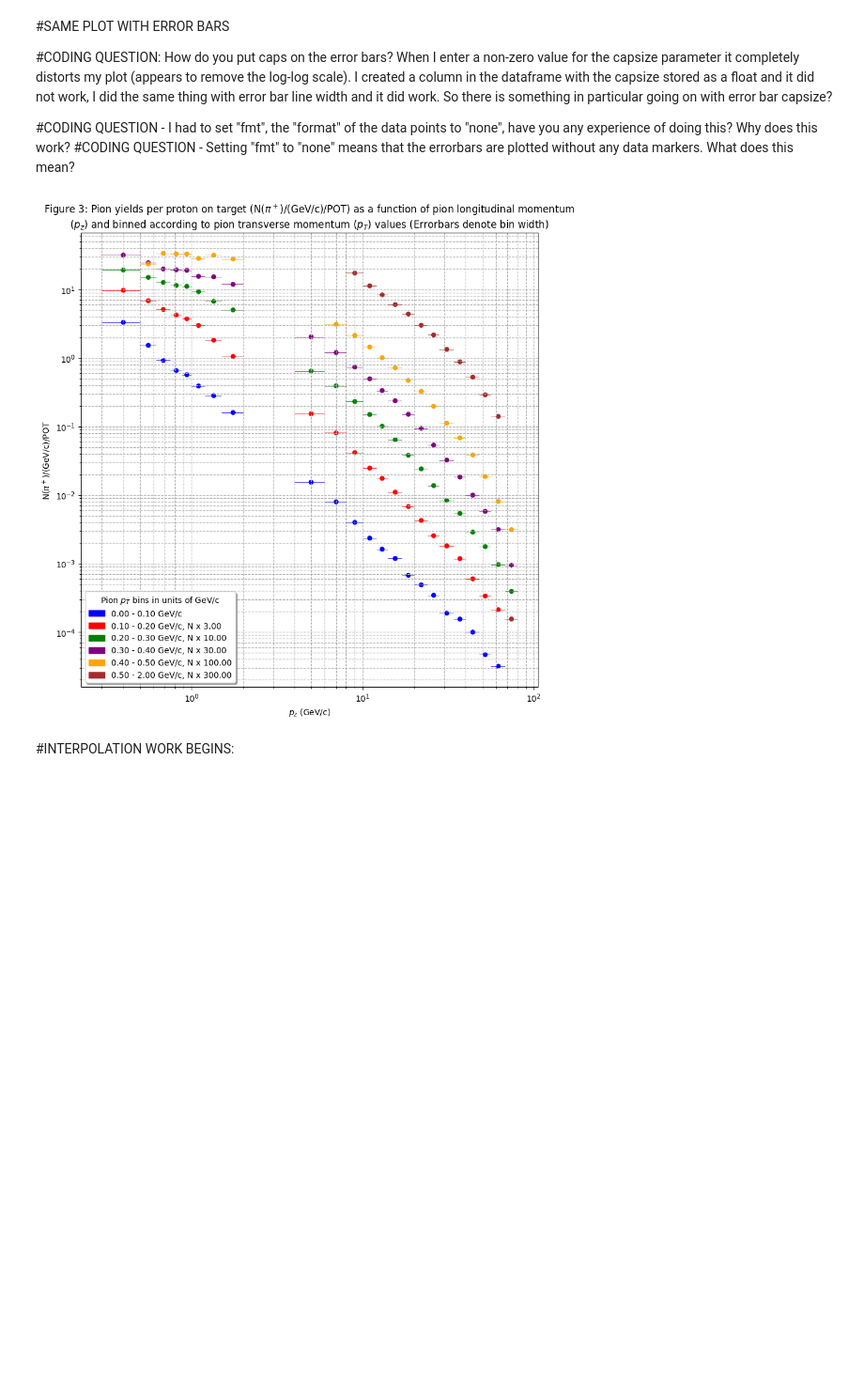
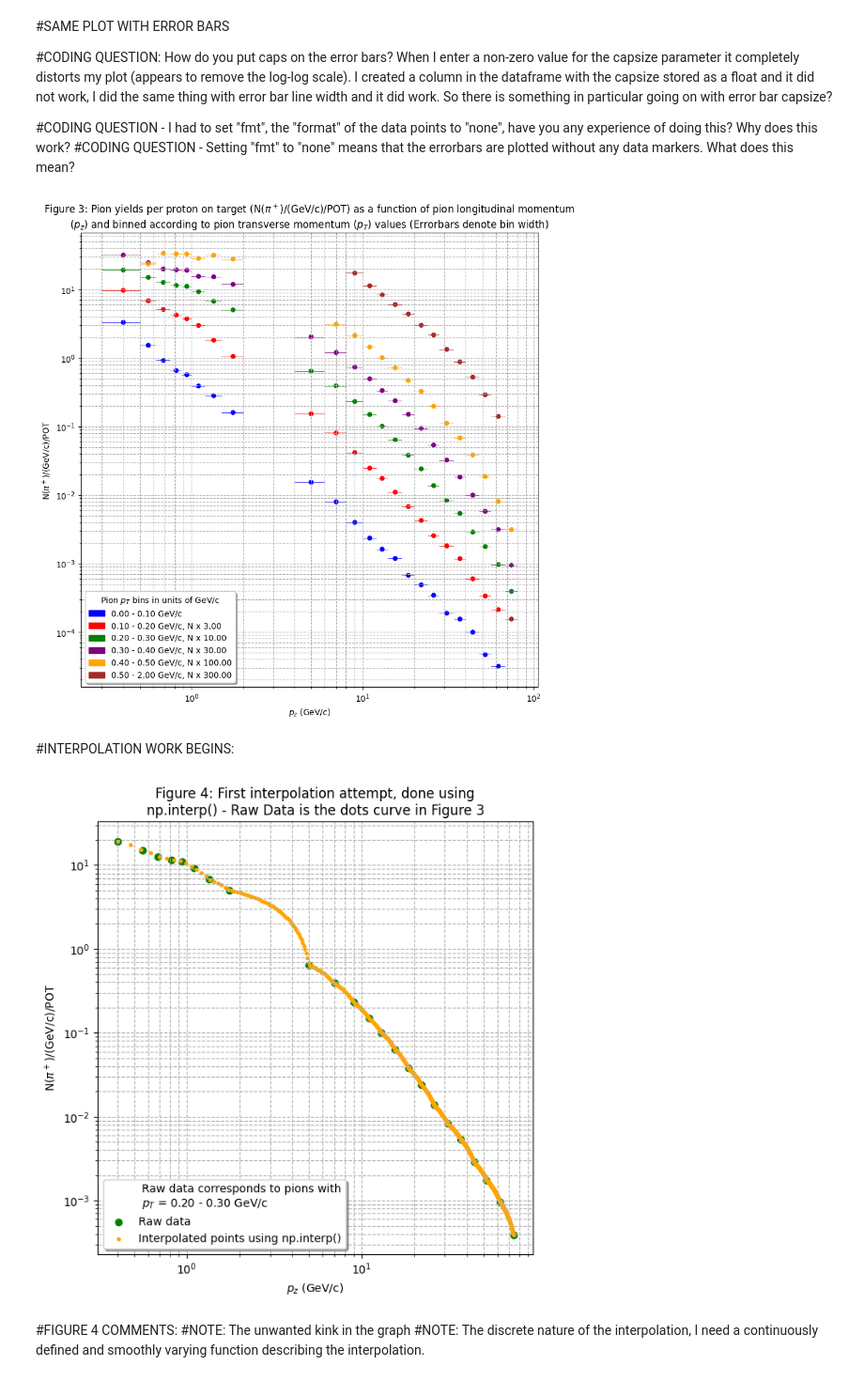
Before and after one commit to MrD0balina/Fourth-Year-Project---Neutrino-Oscillations, a Jupyter notebook: Week_7_Pion_Plots_and_Interpolation_work_to_find_suitable_pion_weighting_function.ipynb, the cells around one changed output. Shown at 94% size. Saved outputs shown, nothing was run; the diff lists cells and outputs as text; code cells hidden in the pictures; blank space fills up the shorter version.

```diff
--- a/Week_7_Pion_Plots_and_Interpolation_work_to_find_suitable_pion_weighting_function.ipynb
+++ b/Week_7_Pion_Plots_and_Interpolation_work_to_find_suitable_pion_weighting_function.ipynb
@@ -476,3 +476,50 @@ plt.show()
 [figure]
 # %% [markdown]
 #INTERPOLATION WORK BEGINS:
+# %%
+## FIRST APPROACH np.interp
+
+green_dots_only_y_axis_values_list = list( Pion_Plots_df1 [Pion_Plots_df1 ['pT (GeV=c) - plot colour codes'] == 2  ]['Final pi^+ plot value'] )
+green_dots_only_x_axis_values_list = list( Pion_Plots_df1 [Pion_Plots_df1 ['pT (GeV=c) - plot colour codes'] == 2  ]['pz (GeV=c) - mid range value'] )
+
+f = plt.figure()
+f.set_figwidth(7)
+f.set_figheight(7)
+
+plt.scatter(   x = green_dots_only_x_axis_values_list   ,   y = green_dots_only_y_axis_values_list    ,   c = "green" , s = 35 , label = "Raw data"  ) # The label is kept from the original pions dataframe
+
+
+plt.xscale("log")
+plt.yscale("log")
+plt.grid( True , which = "both" , ls = "--" )
+
+xnew_array = np.linspace(min(green_dots_only_x_axis_values_list), max(green_dots_only_x_axis_values_list), 1000)
+
+green_dots_only_x_array = np.array(green_dots_only_x_axis_values_list)
+green_dots_only_y_array = np.array(green_dots_only_y_axis_values_list)
+
+ynew_array = np.interp( xnew_array , green_dots_only_x_array , green_dots_only_y_array ) # interpolation takes place here #
+
+
+plt.scatter(   x = xnew_array   ,   y = ynew_array    ,   c = "orange"  ,  s = 7 , label =  "Interpolated points using np.interp()" )
+
+plt.xlabel(r"$p_{z}$ (GeV/c)")
+plt.ylabel(r"N($\pi^+$)/(GeV/c)/POT")
+
+
+plt.title("\n".join(wrap(r"Figure 4: First interpolation attempt, done using np.interp() - Raw Data is the dots curve in Figure 3" , 60 ) ) )
+
+
+plt.legend( title = "\n".join(wrap(r"Raw data corresponds to pions with $p_{T}$ = 0.20 - 0.30 GeV/c" , 40 ) ) , shadow = True , fancybox = True  , alignment = "right" , loc = "lower left" )
+
+plt.savefig('Figure 4: First interpolation attempt - np.interp().png' , dpi=200 , bbox_inches = "tight"  )
+
+
+
+plt.show()
+# %% [output]
+[figure, added]
+# %% [markdown]
+#FIGURE 4 COMMENTS:
+#NOTE: The unwanted kink in the graph
+#NOTE: The discrete nature of the interpolation, I need a continuously defined and smoothly varying function describing the interpolation.
```
Also changed, not shown: parts of 6 cells of this notebook.
